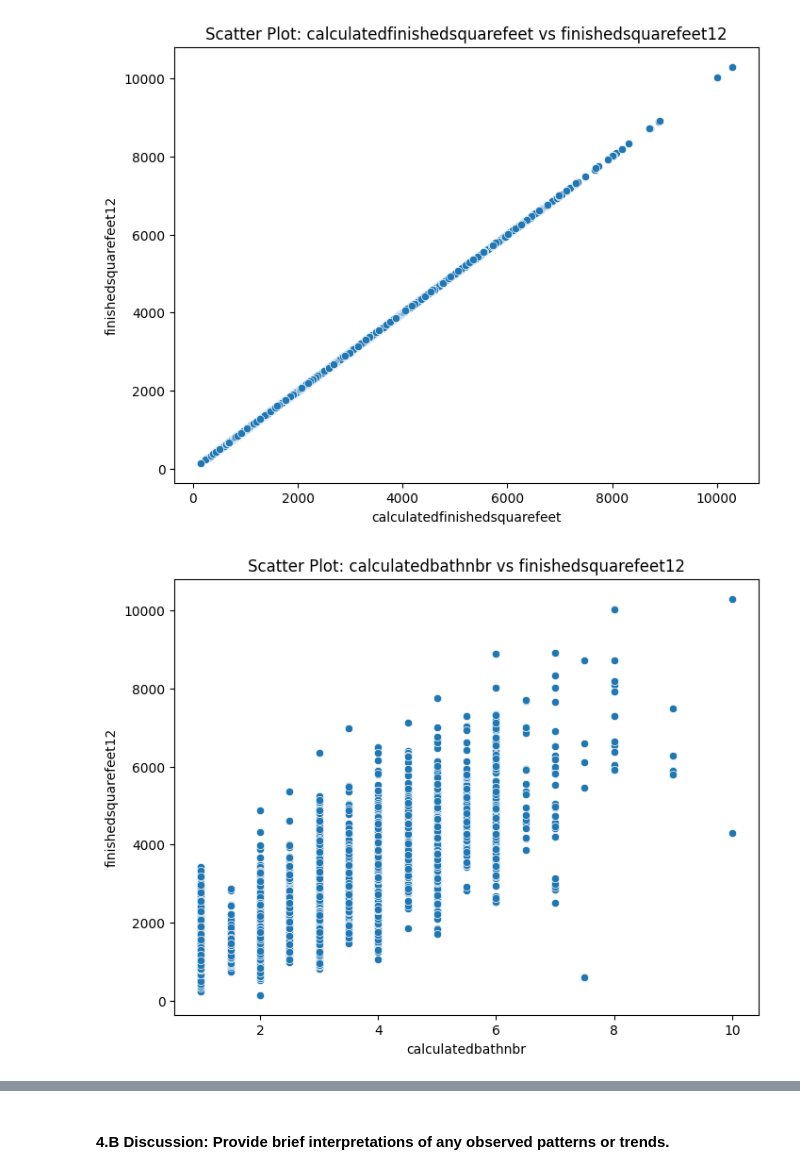
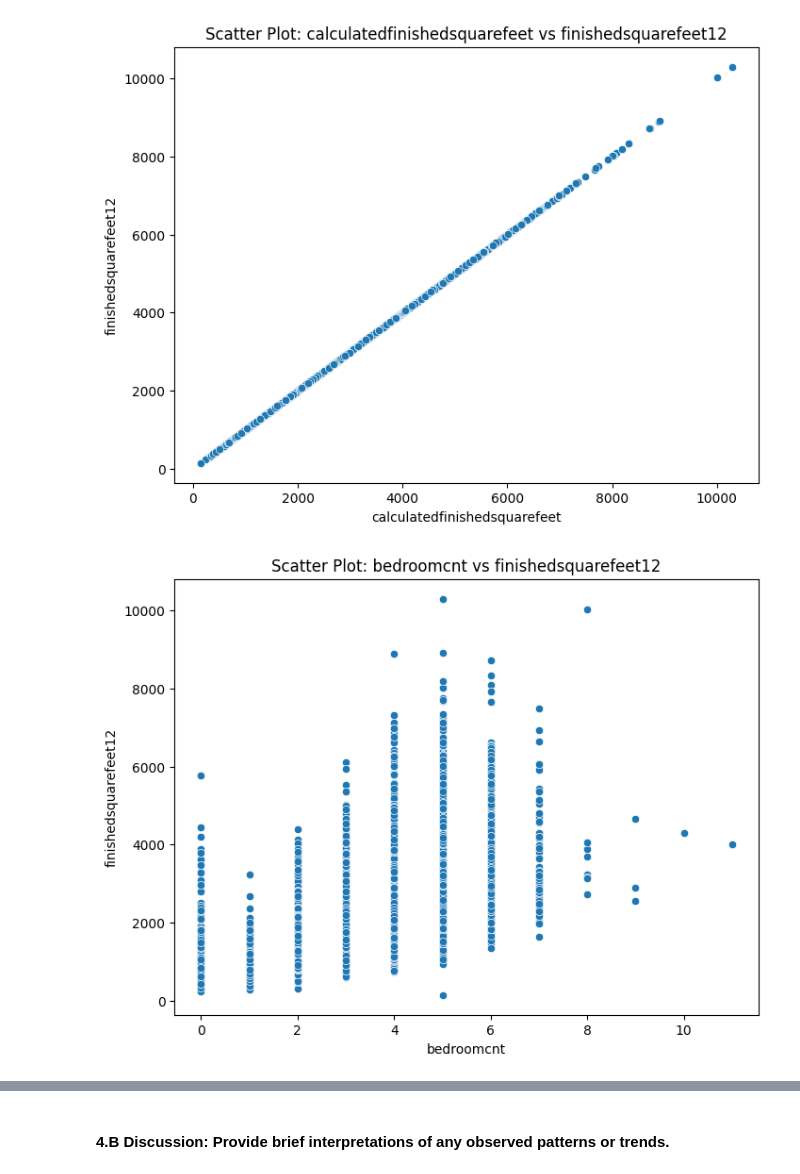
Before and after one commit to LeeMcFarling/Module_3_Milestone_1, a Jupyter notebook: Milestone_01.ipynb, the cells around one changed output, grey strips where cells are left out. Drawn from its saved outputs; the diff is of its cells as text; code cells hidden in the pictures.

```diff
--- a/Milestone_01.ipynb
+++ b/Milestone_01.ipynb
@@ -2059,12 +2063,12 @@ plt.show()
 [figure]
 # %%
 plt.figure(figsize=(8, 6))
-sns.scatterplot(x=df_clean['calculatedbathnbr'], y=df_clean['finishedsquarefeet12'])
-plt.title('Scatter Plot: calculatedbathnbr vs finishedsquarefeet12')
-plt.xlabel('calculatedbathnbr')
+sns.scatterplot(x=df_clean['bedroomcnt'], y=df_clean['finishedsquarefeet12'])
+plt.title('Scatter Plot: bedroomcnt vs finishedsquarefeet12')
+plt.xlabel('bedroomcnt')
 plt.ylabel('finishedsquarefeet12')
 plt.show()
 # %% [output]
-[figure, old version]
+[figure, new version]
 # %%
 plt.figure(figsize=(8, 6))
```
Also changed, not shown: parts of 11 cells of this notebook.
